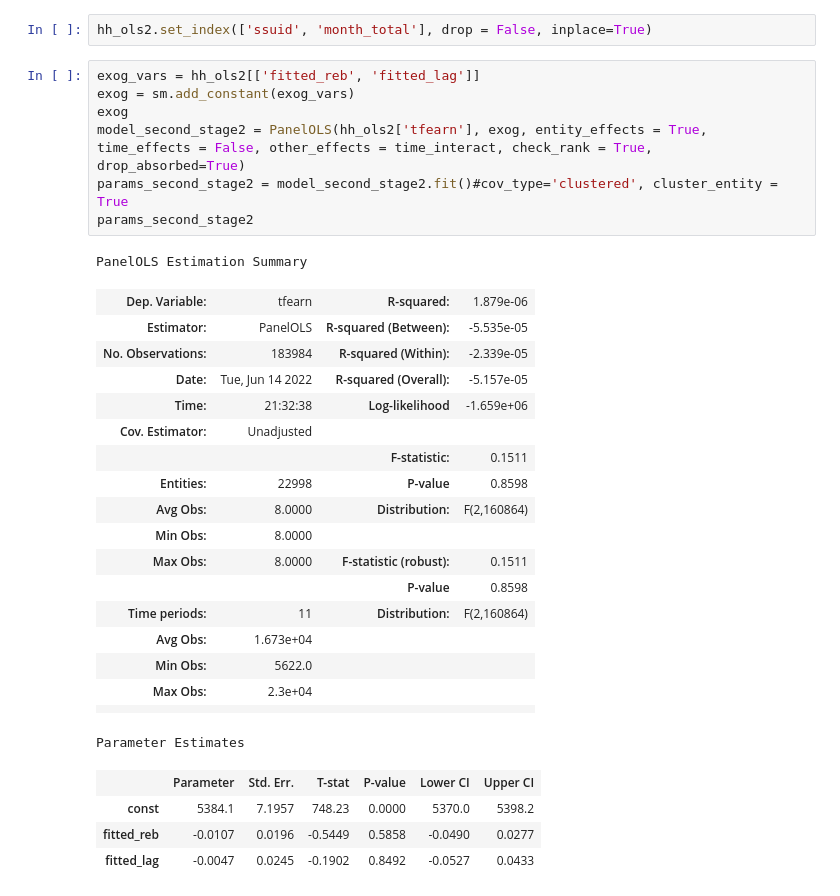
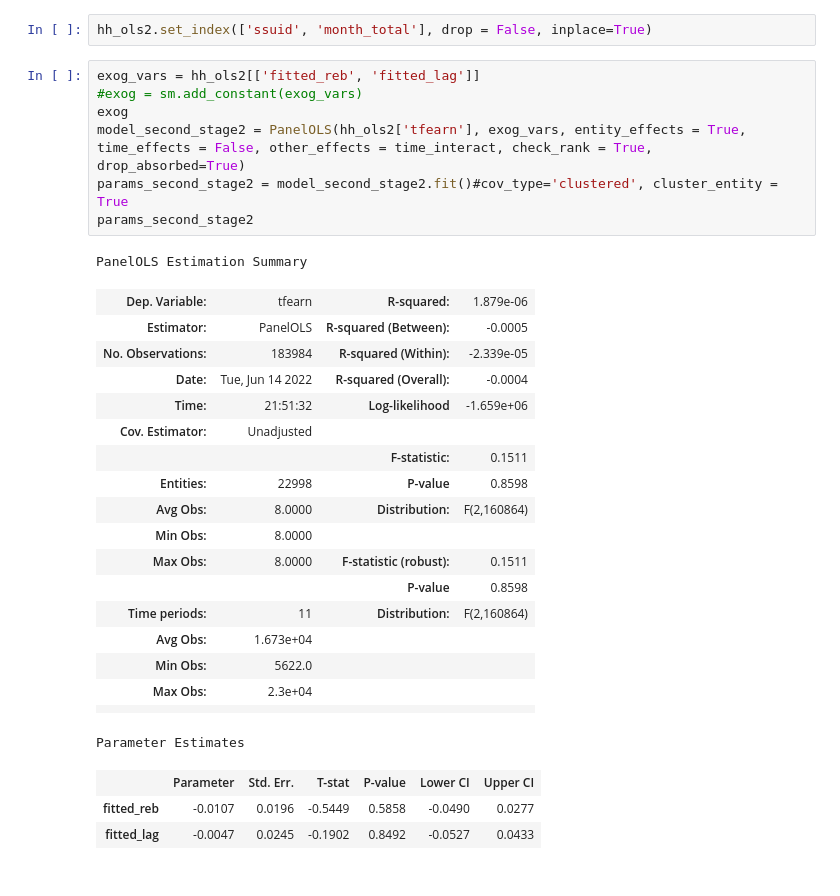
Before and after one commit to MaxDerWeber/MasterThesis, a Jupyter notebook: Powell_dataset.ipynb, the cells around one changed output. Cells and saved outputs as stored; diff of their text form.

```diff
--- a/Powell_dataset.ipynb
+++ b/Powell_dataset.ipynb
@@ -854,33 +854,32 @@ hh_ols2
 hh_ols2.set_index(['ssuid', 'month_total'], drop = False, inplace=True)
 # %%
 exog_vars = hh_ols2[['fitted_reb', 'fitted_lag']]
-exog = sm.add_constant(exog_vars)
+#exog = sm.add_constant(exog_vars)
 exog
-model_second_stage2 = PanelOLS(hh_ols2['tfearn'], exog, entity_effects = True, time_effects = False, other_effects = time_interact, check_rank = True, drop_absorbed=True)
+model_second_stage2 = PanelOLS(hh_ols2['tfearn'], exog_vars, entity_effects = True, time_effects = False, other_effects = time_interact, check_rank = True, drop_absorbed=True)
 params_second_stage2 = model_second_stage2.fit()#cov_type='clustered', cluster_entity = True
 params_second_stage2
 # %% [output]
 PanelOLS Estimation Summary
 | Dep. Variable: | tfearn | R-squared: | 1.879e-06 |
-| Estimator: | PanelOLS | R-squared (Between): | -5.535e-05 |
+| Estimator: | PanelOLS | R-squared (Between): | -0.0005 |
 | No. Observations: | 183984 | R-squared (Within): | -2.339e-05 |
-| Date: | Tue, Jun 14 2022 | R-squared (Overall): | -5.157e-05 |
-| Time: | 21:32:38 | Log-likelihood | -1.659e+06 |
+| Date: | Tue, Jun 14 2022 | R-squared (Overall): | -0.0004 |
+| Time: | 21:51:32 | Log-likelihood | -1.659e+06 |
 | Cov. Estimator: | Unadjusted |  |  |
 |  |  | F-statistic: | 0.1511 |
 | Entities: | 22998 | P-value | 0.8598 |
 | Avg Obs: | 8.0000 | Distribution: | F(2,160864) |
 | Min Obs: | 8.0000 |  |  |
 | Max Obs: | 8.0000 | F-statistic (robust): | 0.1511 |
 |  |  | P-value | 0.8598 |
 | Time periods: | 11 | Distribution: | F(2,160864) |
 | Avg Obs: | 1.673e+04 |  |  |
 | Min Obs: | 5622.0 |  |  |
 | Max Obs: | 2.3e+04 |  |  |
 |  |  |  |  |
 Parameter Estimates
 |  | Parameter | Std. Err. | T-stat | P-value | Lower CI | Upper CI |
-| const | 5384.1 | 7.1957 | 748.23 | 0.0000 | 5370.0 | 5398.2 |
 | fitted_reb | -0.0107 | 0.0196 | -0.5449 | 0.5858 | -0.0490 | 0.0277 |
 | fitted_lag | -0.0047 | 0.0245 | -0.1902 | 0.8492 | -0.0527 | 0.0433 |
 F-test for Poolability: 51.983
```
Also changed, not shown: parts of 1 cell of this notebook, 1 other file.
